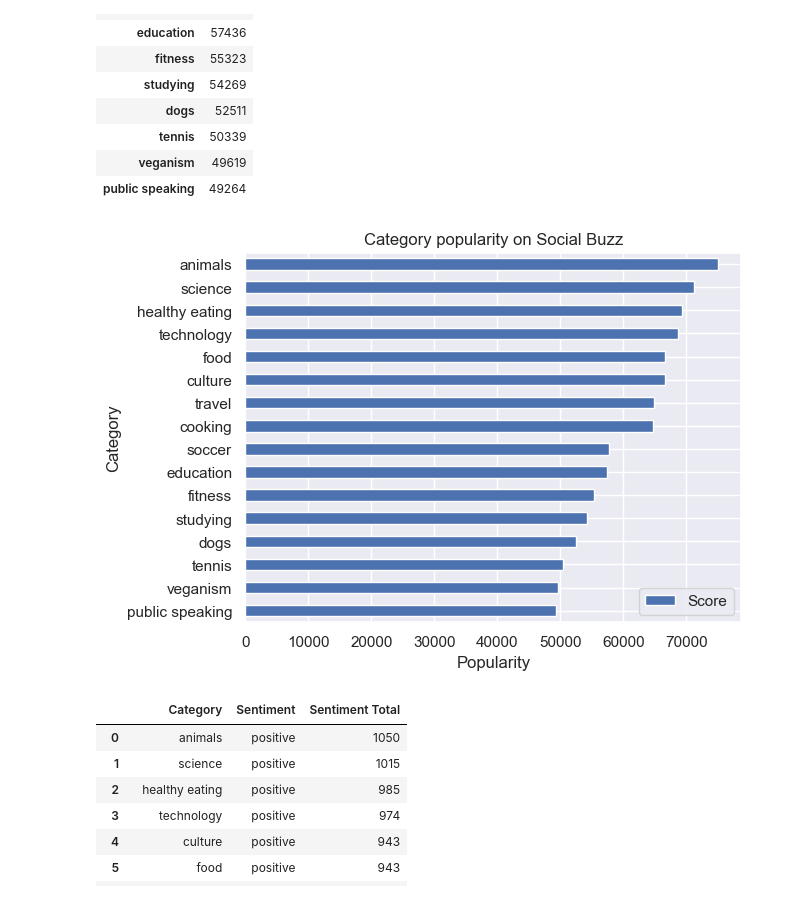
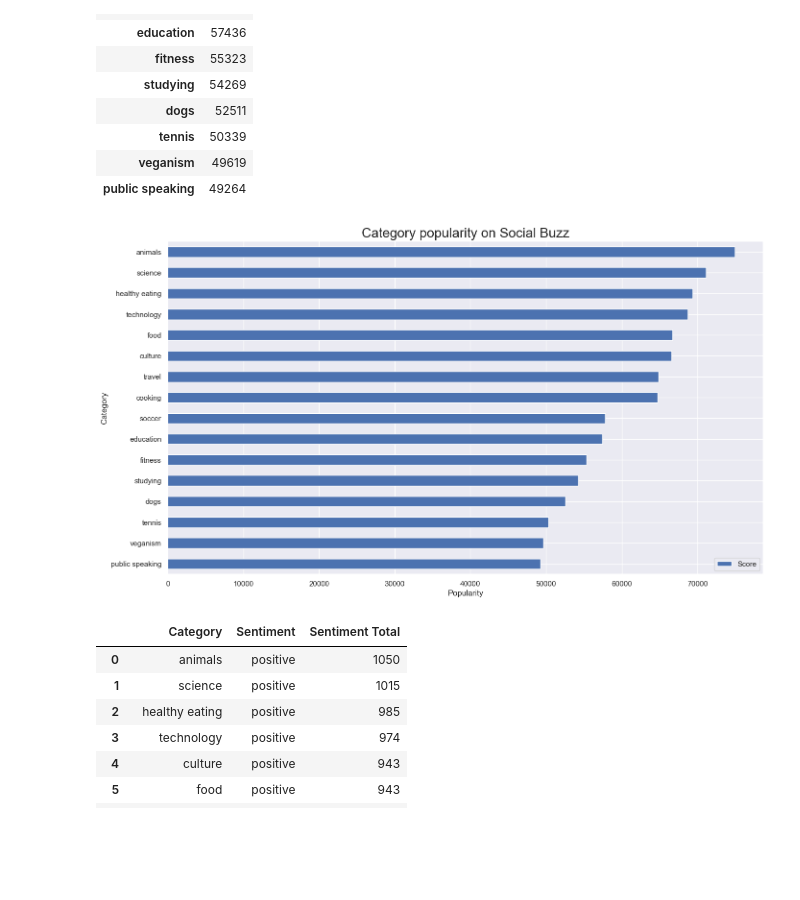
Before and after one commit to sabirinID/Accenture-Data-Analytics-Virtual-Internship, a Jupyter notebook: Files/3-Data-Visualization-and-Storytelling/Task 3 Data Visualization.ipynb, the cells around one changed output. Saved outputs shown, nothing was run; the diff lists cells and outputs as text; code cells hidden in the pictures; blank space fills up the shorter version.

```diff
--- a/Files/3-Data-Visualization-and-Storytelling/Task 3 Data Visualization.ipynb
+++ b/Files/3-Data-Visualization-and-Storytelling/Task 3 Data Visualization.ipynb
@@ -88,18 +88,18 @@ scores
 | veganism | 49619 |
 | public speaking | 49264 |
 # %%
-scores.plot(kind='barh')
+scores.plot(kind='barh', figsize=(16, 9))
 
-plt.title('Category popularity on Social Buzz')
+plt.title('Category popularity on Social Buzz', fontsize=20)
 plt.xlabel('Popularity')
 plt.ylabel('Category')
 
 #Flips the chart vertically
 plt.gca().invert_yaxis()
 
 plt.show()
 # %% [output]
-[figure, old version]
+[figure, new version]
 # %%
 categories = (df.groupby(['Category', 'Sentiment'])
               .size()
```
